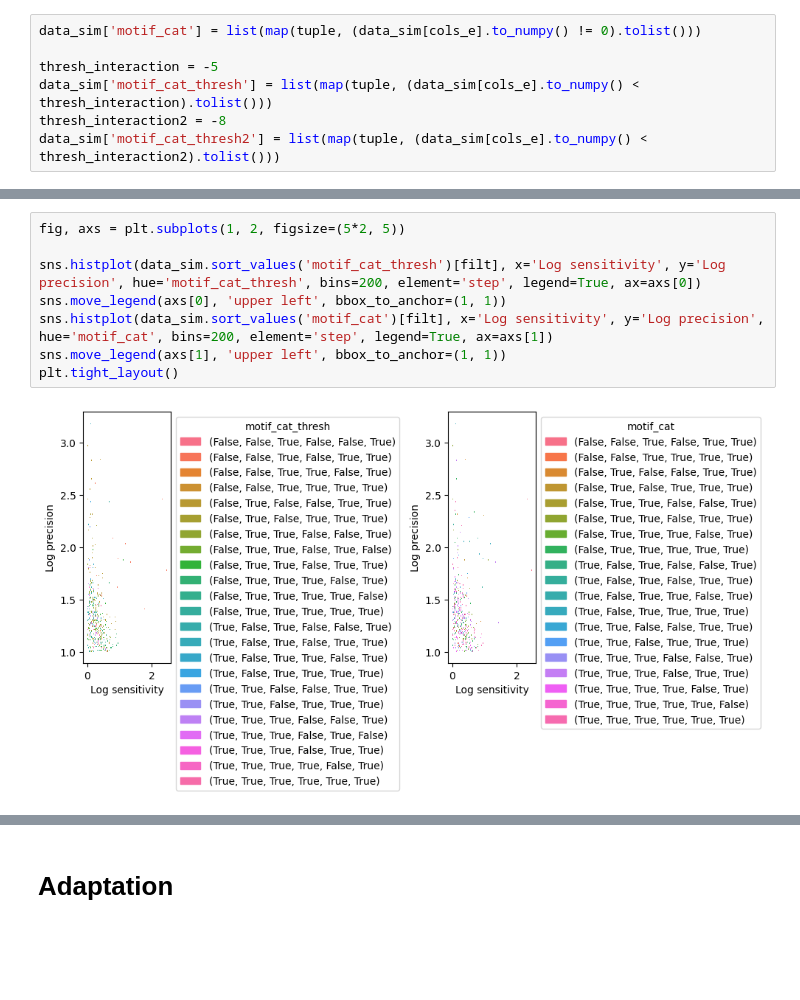
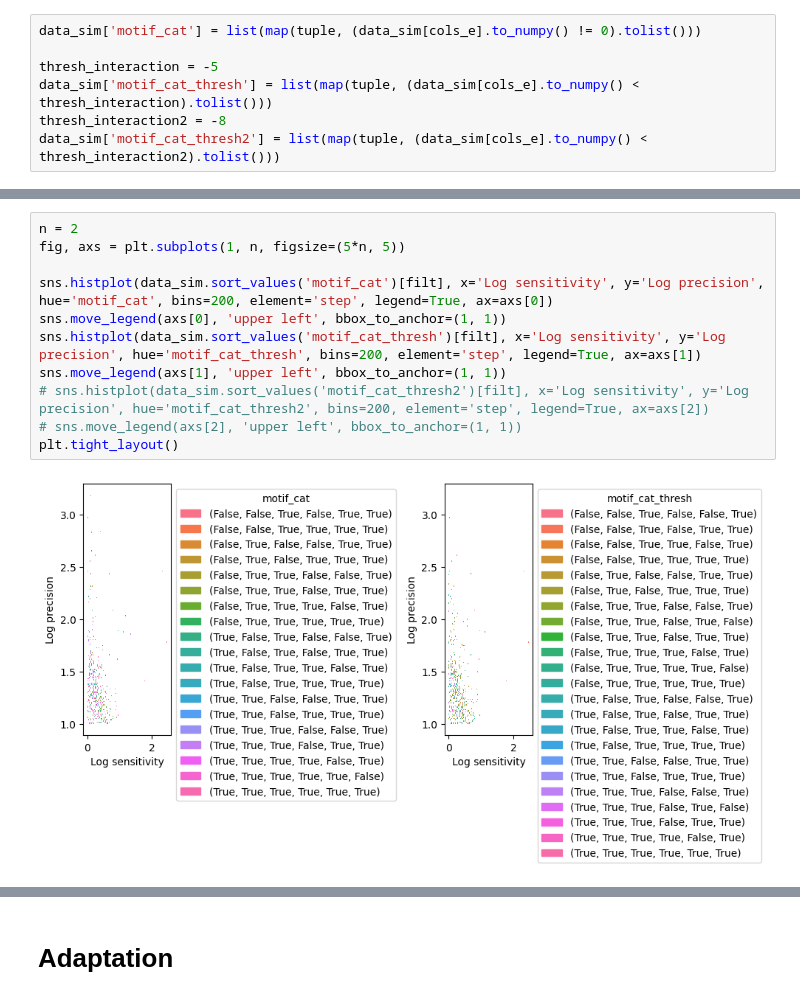
Before and after one commit to olive004/EvoScaper, a Jupyter notebook: notebooks/09_motifs.ipynb, the cells around one changed output, grey strips where cells are left out. Cells and saved outputs as stored; diff of their text form; blank space fills up the shorter version.

```diff
--- a/notebooks/09_motifs.ipynb
+++ b/notebooks/09_motifs.ipynb
@@ -114,16 +119,19 @@ motif_cat_thresh2 64
 Adapt motif_cat 19
 Adapt motif_cat_thresh 23
 Adapt motif_cat_thresh2 20
-# %%
-fig, axs = plt.subplots(1, 2, figsize=(5*2, 5))
-
-sns.histplot(data_sim.sort_values('motif_cat_thresh')[filt], x='Log sensitivity', y='Log precision', hue='motif_cat_thresh', bins=200, element='step', legend=True, ax=axs[0])
-sns.move_legend(axs[0], 'upper left', bbox_to_anchor=(1, 1))
-sns.histplot(data_sim.sort_values('motif_cat')[filt], x='Log sensitivity', y='Log precision', hue='motif_cat', bins=200, element='step', legend=True, ax=axs[1])
-sns.move_legend(axs[1], 'upper left', bbox_to_anchor=(1, 1))
-plt.tight_layout()
-# %% [output]
-[figure, removed]
+# %%
+n = 2
+fig, axs = plt.subplots(1, n, figsize=(5*n, 5))
+
+sns.histplot(data_sim.sort_values('motif_cat')[filt], x='Log sensitivity', y='Log precision', hue='motif_cat', bins=200, element='step', legend=True, ax=axs[0])
+sns.move_legend(axs[0], 'upper left', bbox_to_anchor=(1, 1))
+sns.histplot(data_sim.sort_values('motif_cat_thresh')[filt], x='Log sensitivity', y='Log precision', hue='motif_cat_thresh', bins=200, element='step', legend=True, ax=axs[1])
+sns.move_legend(axs[1], 'upper left', bbox_to_anchor=(1, 1))
+# sns.histplot(data_sim.sort_values('motif_cat_thresh2')[filt], x='Log sensitivity', y='Log precision', hue='motif_cat_thresh2', bins=200, element='step', legend=True, ax=axs[2])
+# sns.move_legend(axs[2], 'upper left', bbox_to_anchor=(1, 1))
+plt.tight_layout()
+# %% [output]
+[figure, added]
 # %%
 # np.array(data_sim[filt]['motif_cat'].unique())[:, tri.index((2, 2))]
 motifs = data_sim[filt]['motif_cat_thresh2'].unique()
```
Also changed, not shown: parts of 6 cells of this notebook.
